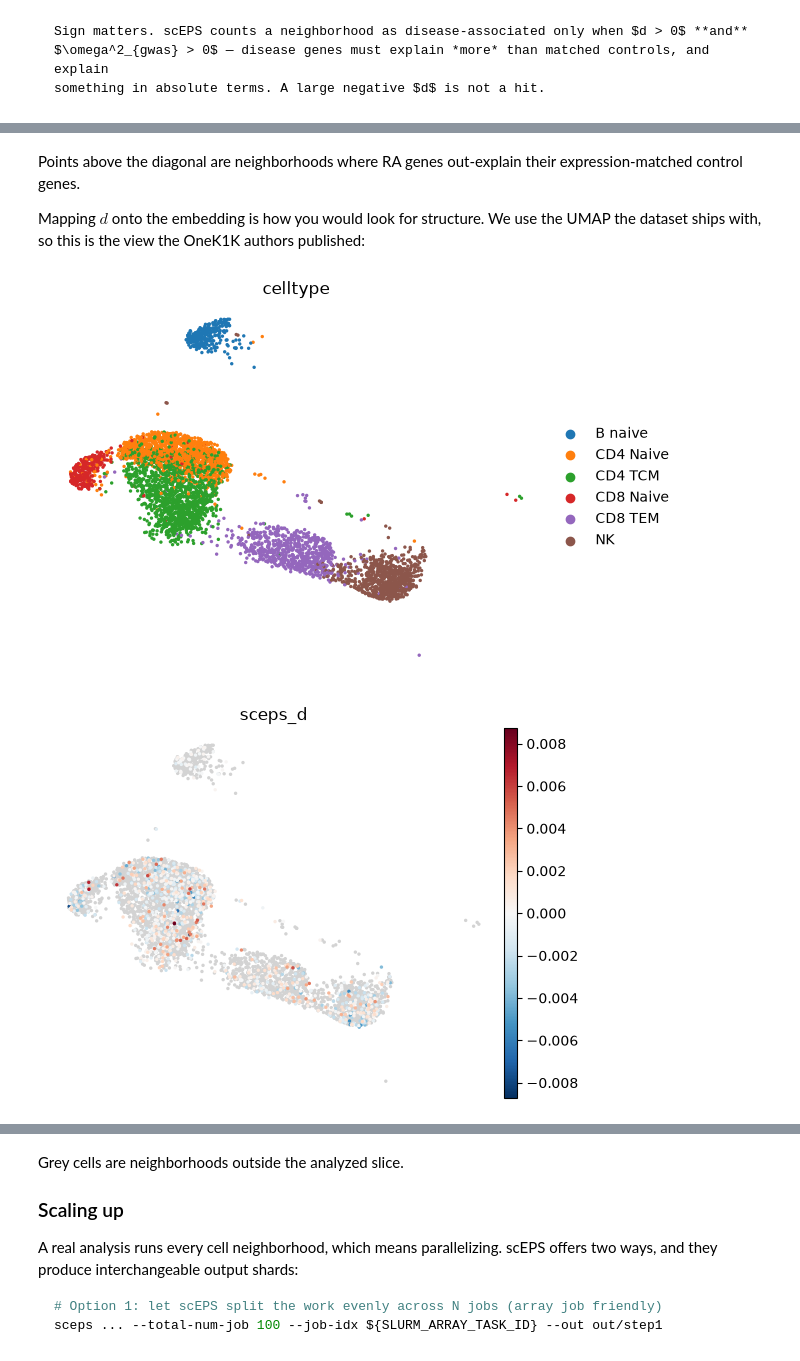
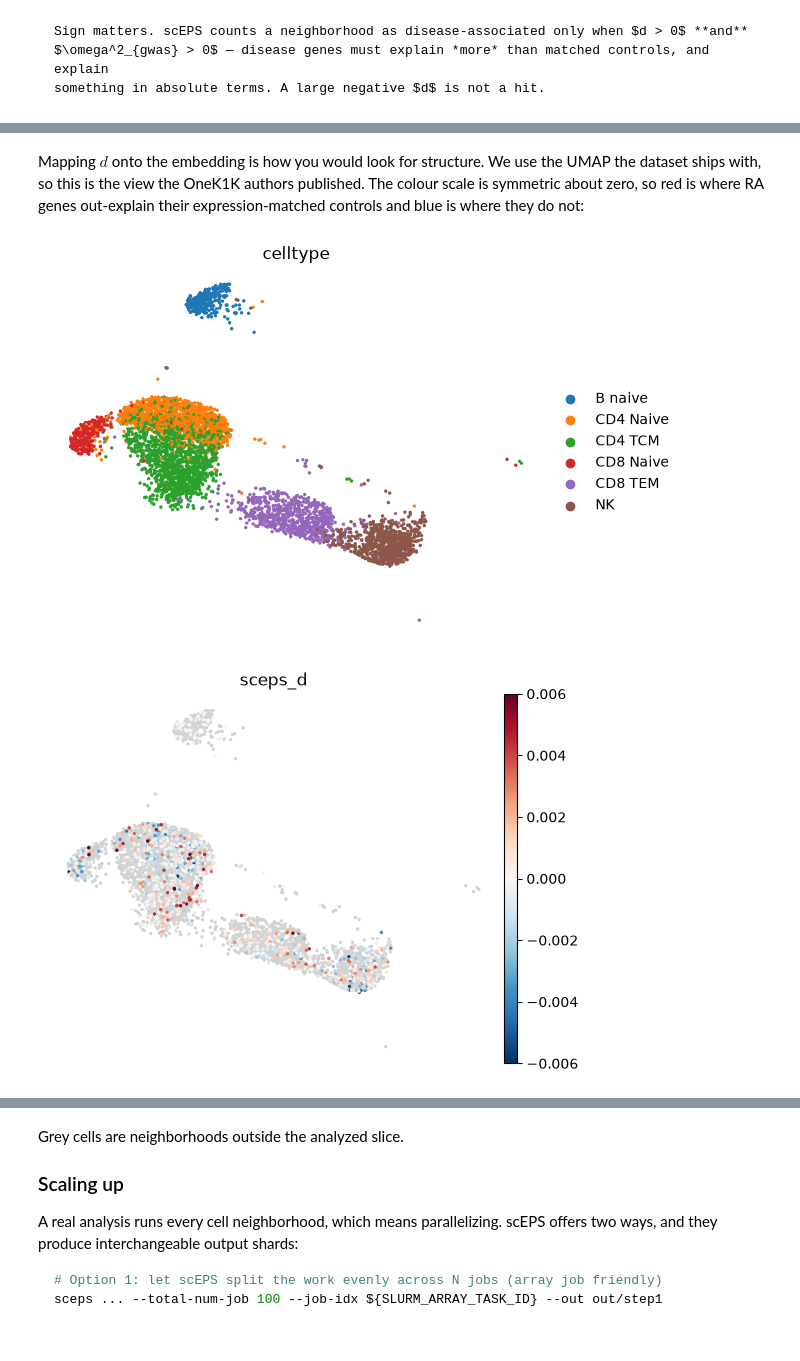
Before and after one commit to huwenboshi/cellink, a Jupyter notebook: docs/tutorials/sceps.ipynb, the cells around one changed output, grey strips where cells are left out. Cells and saved outputs as stored; diff of their text form; code cells hidden in the pictures.

```diff
--- a/docs/tutorials/sceps.ipynb
+++ b/docs/tutorials/sceps.ipynb
@@ -160,6 +160,9 @@ N_PROBE = 20  # neighborhoods in the timing probe run
 # too few neighborhoods span too few bootstrap blocks, which collapses the standard error.
 MIN_NBHD_PER_CELLTYPE = 25
 
+# Colour scale for the d UMAP, symmetric about zero.
+D_COLOR_LIMIT = 0.006
+
 # --- Step 2 / Step 4
 N_KMEANS_CLUSTERS = 20  # approximately independent blocks (default 50 assumes more cells)
 MIN_NUM_NONZERO = 50  # a gene must be expressed in this many analyzed neighborhoods
@@ -1055,19 +1039,15 @@ plt.show()
 # %% [markdown]
-Points above the diagonal are neighborhoods where RA genes out-explain their
-expression-matched control genes.
-
 Mapping $d$ onto the embedding is how you would look for structure. We use the UMAP the
-dataset ships with, so this is the view the OneK1K authors published:
+dataset ships with, so this is the view the OneK1K authors published. The colour scale is
+symmetric about zero, so red is where RA genes out-explain their expression-matched
+controls and blue is where they do not:
 # %%
 adata.obs["sceps_d"] = adata.obs.index.map(step1.set_index("CELL")["OMEGA_DIFF"])
-adata.obs["sceps_z"] = adata.obs.index.map(step1.set_index("CELL")["Z_OMEGA_DIFF"])
 
 sc.pl.umap(adata, color="celltype", frameon=False)
-
-# Symmetric colour limits, so the midpoint of the diverging map really is d = 0.
-for col in ["sceps_d", "sceps_z"]:
-    lim = float(np.nanmax(np.abs(adata.obs[col].to_numpy(dtype=float))))
-    sc.pl.umap(adata, color=col, cmap="RdBu_r", vmin=-lim, vmax=lim, na_color="lightgrey", frameon=False)
+sc.pl.umap(
+    adata, color="sceps_d", cmap="RdBu_r", vmin=-D_COLOR_LIMIT, vmax=D_COLOR_LIMIT, na_color="lightgrey", frameon=False
+)
 # %% [output]
 [figure]
-[figure, old version]
+[figure, new version]
```
Also changed, not shown: parts of 17 cells of this notebook.
